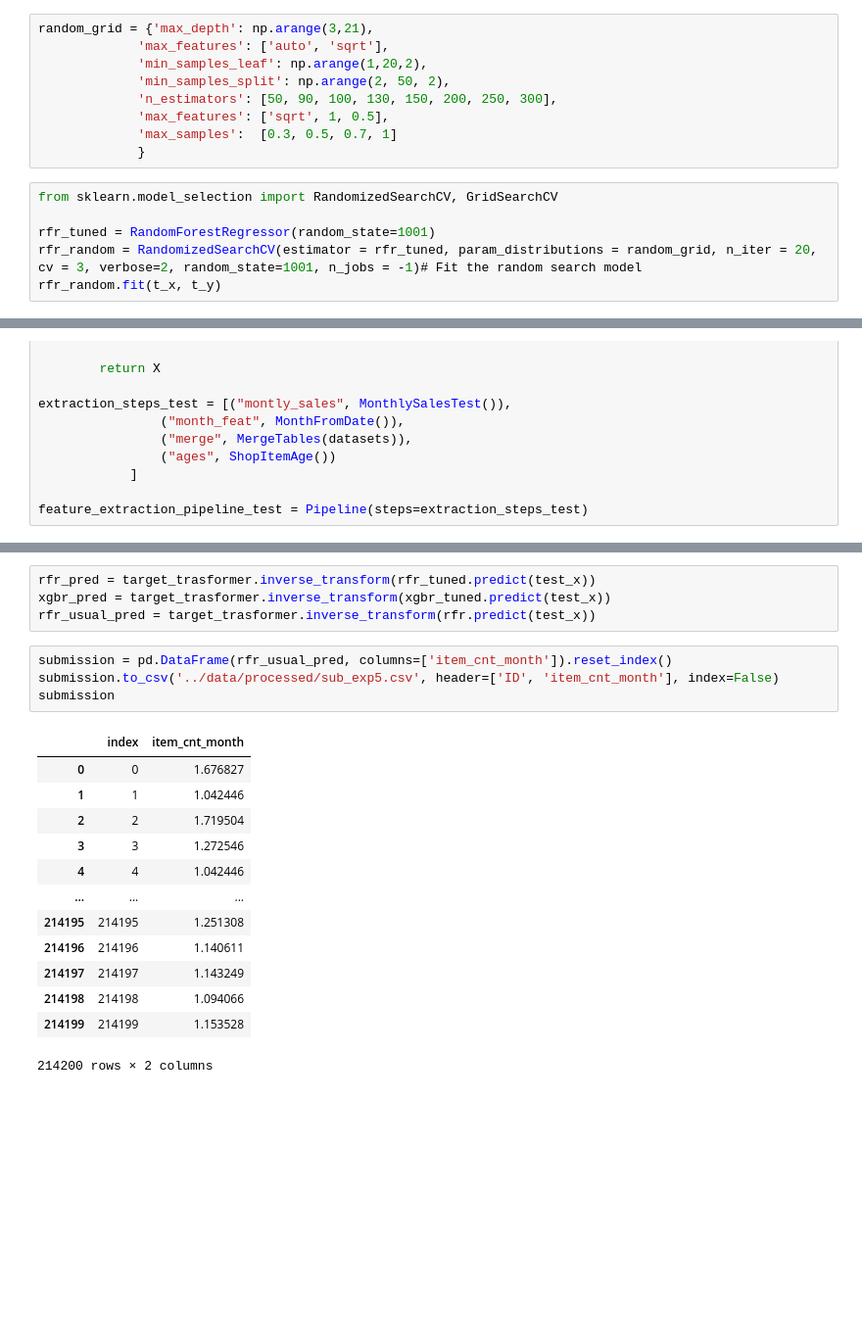
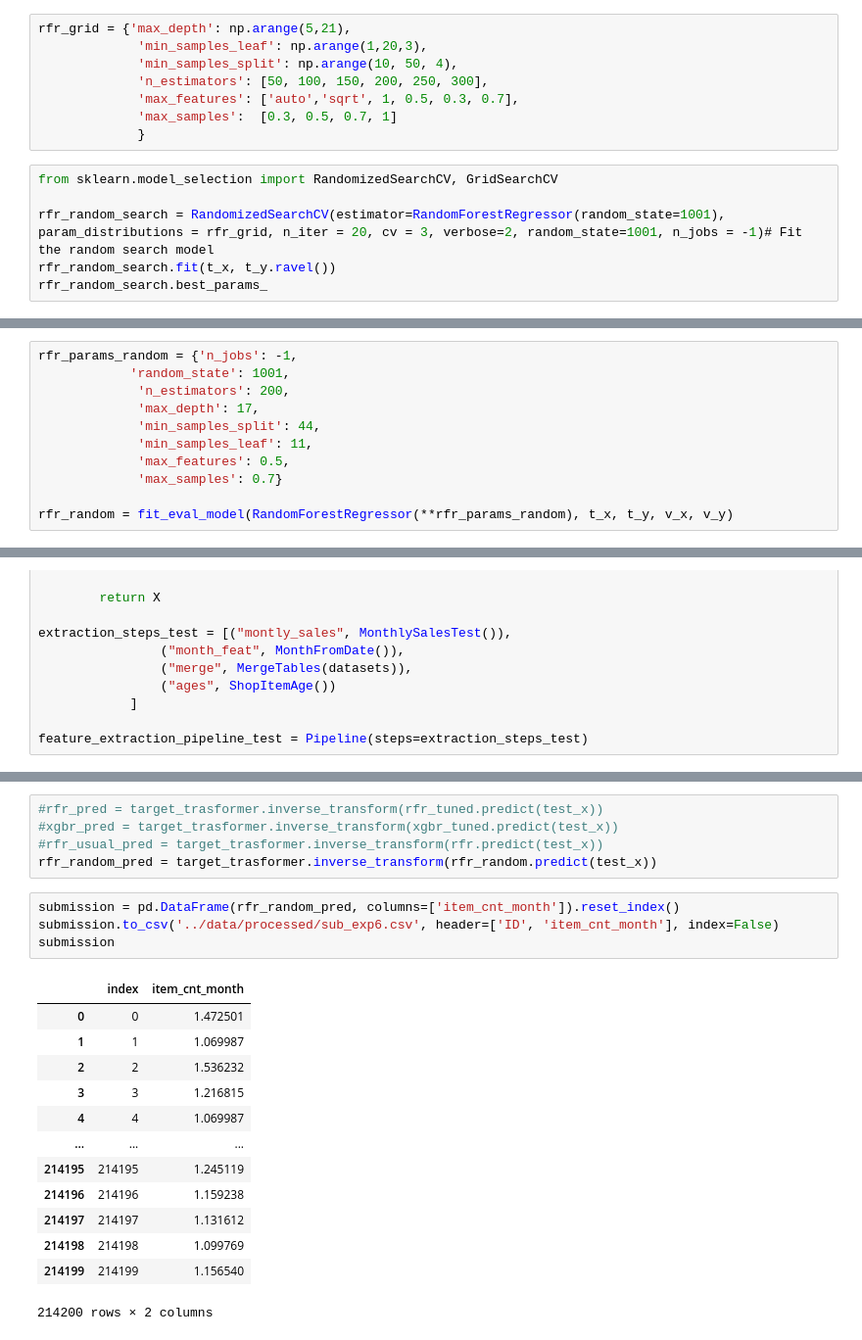
Before and after one commit to masha-mcr/DS_practice, a Jupyter notebook: future_sales_prediction/notebooks/3. Advanced modeling.ipynb, the cells around one changed output, grey strips where cells are left out. Shown at 98% size. Cells and saved outputs as stored; diff of their text form; blank space fills up the shorter version.

```diff
--- a/future_sales_prediction/notebooks/3. Advanced modeling.ipynb
+++ b/future_sales_prediction/notebooks/3. Advanced modeling.ipynb
@@ -580,17 +583,16 @@ train RMSE - 2.556, val RMSE - 1.834
 # %% [markdown]
 #### Hyperopt results aren't so good for some reason, maybe I'll add Grid/Random search later or fix hyperopt
 # %%
-random_grid = {'max_depth': np.arange(3,21),
-             'max_features': ['auto', 'sqrt'],
-             'min_samples_leaf': np.arange(1,20,2),
-             'min_samples_split': np.arange(2, 50, 2),
-             'n_estimators': [50, 90, 100, 130, 150, 200, 250, 300],
-             'max_features': ['sqrt', 1, 0.5],
+rfr_grid = {'max_depth': np.arange(5,21),
+             'min_samples_leaf': np.arange(1,20,3),
+             'min_samples_split': np.arange(10, 50, 4),
+             'n_estimators': [50, 100, 150, 200, 250, 300],
+             'max_features': ['auto','sqrt', 1, 0.5, 0.3, 0.7],
              'max_samples':  [0.3, 0.5, 0.7, 1]
              }
 # %%
 from sklearn.model_selection import RandomizedSearchCV, GridSearchCV
 
-rfr_tuned = RandomForestRegressor(random_state=1001)
-rfr_random = RandomizedSearchCV(estimator = rfr_tuned, param_distributions = random_grid, n_iter = 20, cv = 3, verbose=2, random_state=1001, n_jobs = -1)# Fit the random search model
-rfr_random.fit(t_x, t_y)
+rfr_random_search = RandomizedSearchCV(estimator=RandomForestRegressor(random_state=1001), param_distributions = rfr_grid, n_iter = 20, cv = 3, verbose=2, random_state=1001, n_jobs = -1)# Fit the random search model
+rfr_random_search.fit(t_x, t_y.ravel())
+rfr_random_search.best_params_
@@ -598,0 +599,11 @@ Fitting 3 folds for each of 20 candidates, totalling 60 fits
+# %%
+rfr_params_random = {'n_jobs': -1,
+            'random_state': 1001,
+             'n_estimators': 200,
+             'max_depth': 17,
+             'min_samples_split': 44,
+             'min_samples_leaf': 11,
+             'max_features': 0.5,
+             'max_samples': 0.7}
+
+rfr_random = fit_eval_model(RandomForestRegressor(**rfr_params_random), t_x, t_y, v_x, v_y)
@@ -876,24 +966,25 @@ test_x.head()
 # %%
-rfr_pred = target_trasformer.inverse_transform(rfr_tuned.predict(test_x))
-xgbr_pred = target_trasformer.inverse_transform(xgbr_tuned.predict(test_x))
-rfr_usual_pred = target_trasformer.inverse_transform(rfr.predict(test_x))
+#rfr_pred = target_trasformer.inverse_transform(rfr_tuned.predict(test_x))
+#xgbr_pred = target_trasformer.inverse_transform(xgbr_tuned.predict(test_x))
+#rfr_usual_pred = target_trasformer.inverse_transform(rfr.predict(test_x))
+rfr_random_pred = target_trasformer.inverse_transform(rfr_random.predict(test_x))
 # %%
-submission = pd.DataFrame(rfr_usual_pred, columns=['item_cnt_month']).reset_index()
-submission.to_csv('../data/processed/sub_exp5.csv', header=['ID', 'item_cnt_month'], index=False)
+submission = pd.DataFrame(rfr_random_pred, columns=['item_cnt_month']).reset_index()
+submission.to_csv('../data/processed/sub_exp6.csv', header=['ID', 'item_cnt_month'], index=False)
 submission
 # %% [output]
 |  | index | item_cnt_month |
-| 0 | 0 | 1.676827 |
-| 1 | 1 | 1.042446 |
-| 2 | 2 | 1.719504 |
-| 3 | 3 | 1.272546 |
-| 4 | 4 | 1.042446 |
+| 0 | 0 | 1.472501 |
+| 1 | 1 | 1.069987 |
+| 2 | 2 | 1.536232 |
+| 3 | 3 | 1.216815 |
+| 4 | 4 | 1.069987 |
 | ... | ... | ... |
-| 214195 | 214195 | 1.251308 |
-| 214196 | 214196 | 1.140611 |
-| 214197 | 214197 | 1.143249 |
-| 214198 | 214198 | 1.094066 |
-| 214199 | 214199 | 1.153528 |
+| 214195 | 214195 | 1.245119 |
+| 214196 | 214196 | 1.159238 |
+| 214197 | 214197 | 1.131612 |
+| 214198 | 214198 | 1.099769 |
+| 214199 | 214199 | 1.156540 |
 214200 rows × 2 columns
 # %% [markdown]
 Hypertuned RFR produced best score on Kaggle so far - 1.439
```
Also changed, not shown: parts of 35 cells of this notebook.
